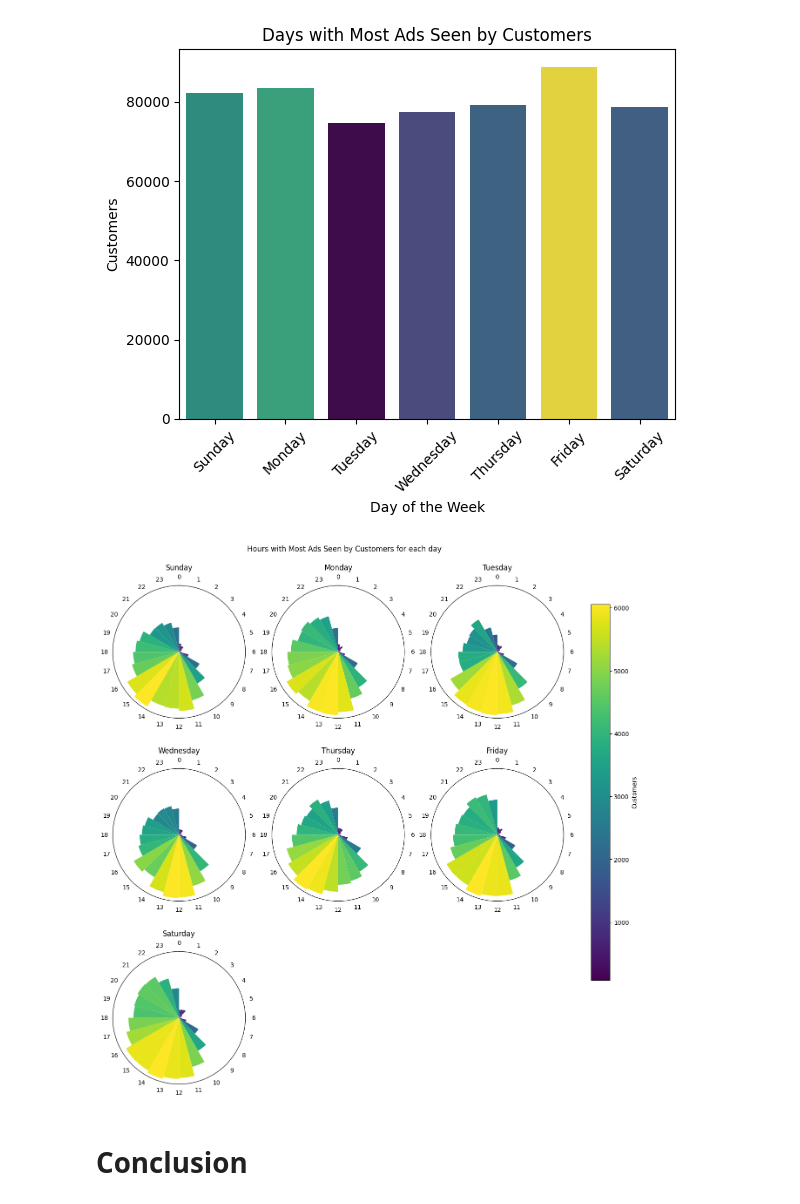
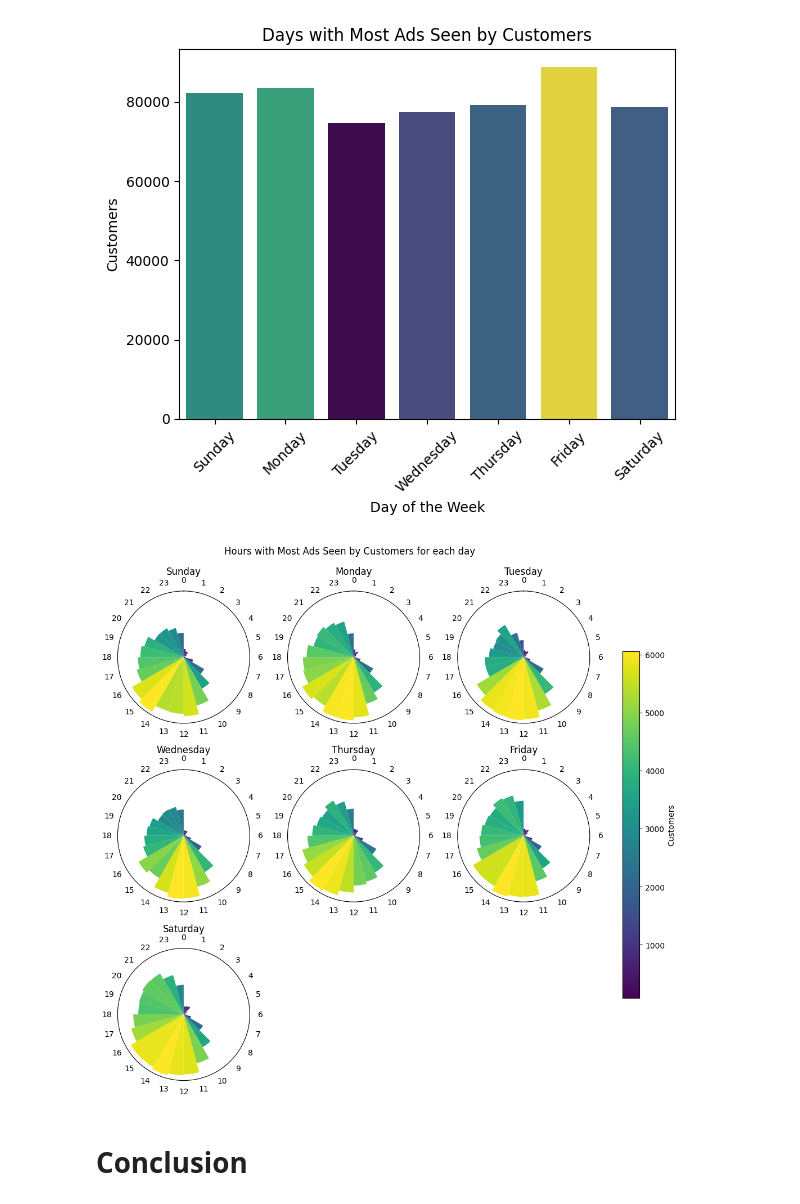
Before and after one commit to Kyo-Fox22/Marketing-A-B-Test, a Jupyter notebook: ab_test.ipynb, the cells around one changed output. Saved outputs shown, nothing was run; the diff lists cells and outputs as text; code cells hidden in the pictures.

```diff
--- a/ab_test.ipynb
+++ b/ab_test.ipynb
@@ -582,7 +582,7 @@ plt.show()
 # Most Ads Hour per Day Plot
 filename = 'Ad_Exposure_Hour_per_Day_plot.png'
 
-fig, axs = plt.subplots(nrows = 3, ncols = 4, figsize = (14,14),
+fig, axs = plt.subplots(nrows = 3, ncols = 4, figsize = (12,10),
                         subplot_kw = {'projection': 'polar'})
 
 for i, day in enumerate(dow):
@@ -592,37 +592,38 @@ for i, day in enumerate(dow):
         (df['most ads day'] == day),
         'most ads hour'
         ].value_counts()
     ).sort_values('most ads hour')
 
     norm = plt.Normalize(ads_hours_day['count'].min(), ads_hours_day['count'].max())
     cm = plt.cm.viridis
     colors = cm(norm(ads_hours_day['count']))
 
     ax = axs[i // 3][i % 3]
     ax.set_title(f'{day}', y = 1.09)
     polar_plot(ads_hours_day['count'], ax, colors)
 
 # Make space for color bar
 for ax in axs:
     ax[-1].set_visible(False)
 
 # Clear unusued plots
 axs[-1][-3].set_visible(False)
 axs[-1][-2].set_visible(False)
 
 scale_map = plt.cm.ScalarMappable(norm, cm)
 cbar = plt.colorbar(scale_map, ax = axs.ravel(), shrink = 0.8)
 cbar.set_label('Customers')
 
-fig.suptitle(f'Hours with Most Ads Seen by Customers for each day', y = 0.9, x = 0.38)
-fig.subplots_adjust(0, 0, 1, 0.85)
+fig.suptitle(f'Hours with Most Ads Seen by Customers for each day', y = 0.99, x = 0.38)
+fig.subplots_adjust(0.06, 0.06, 0.90, 0.85)
+fig.tight_layout()
 
 if not os.path.isfile(filename):
-    plt.savefig(filename)
+    fig.savefig(filename)
 
 plt.show()
 # %% [output]
-[figure, old version]
+[figure, new version]
 # %% [markdown]
 # Conclusion
 # %% [markdown]
```
Also changed, not shown: parts of 3 cells of this notebook, 2 other files.
